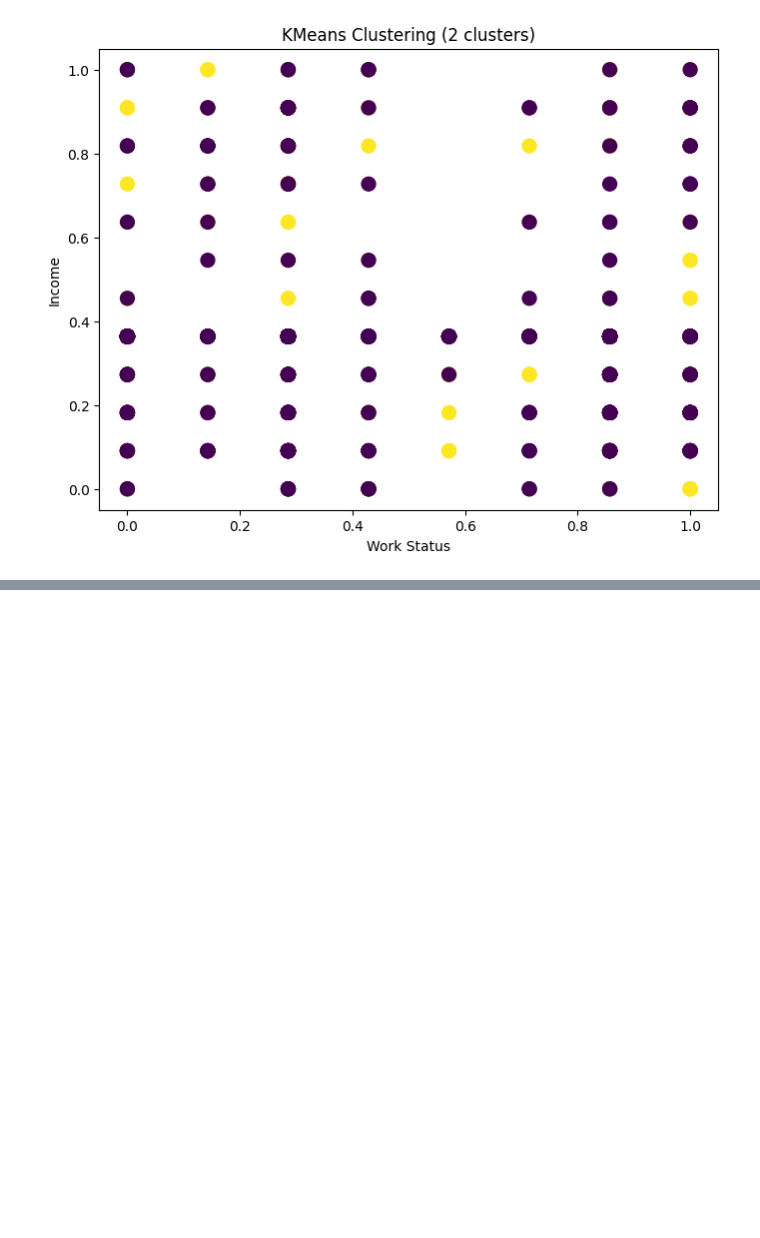
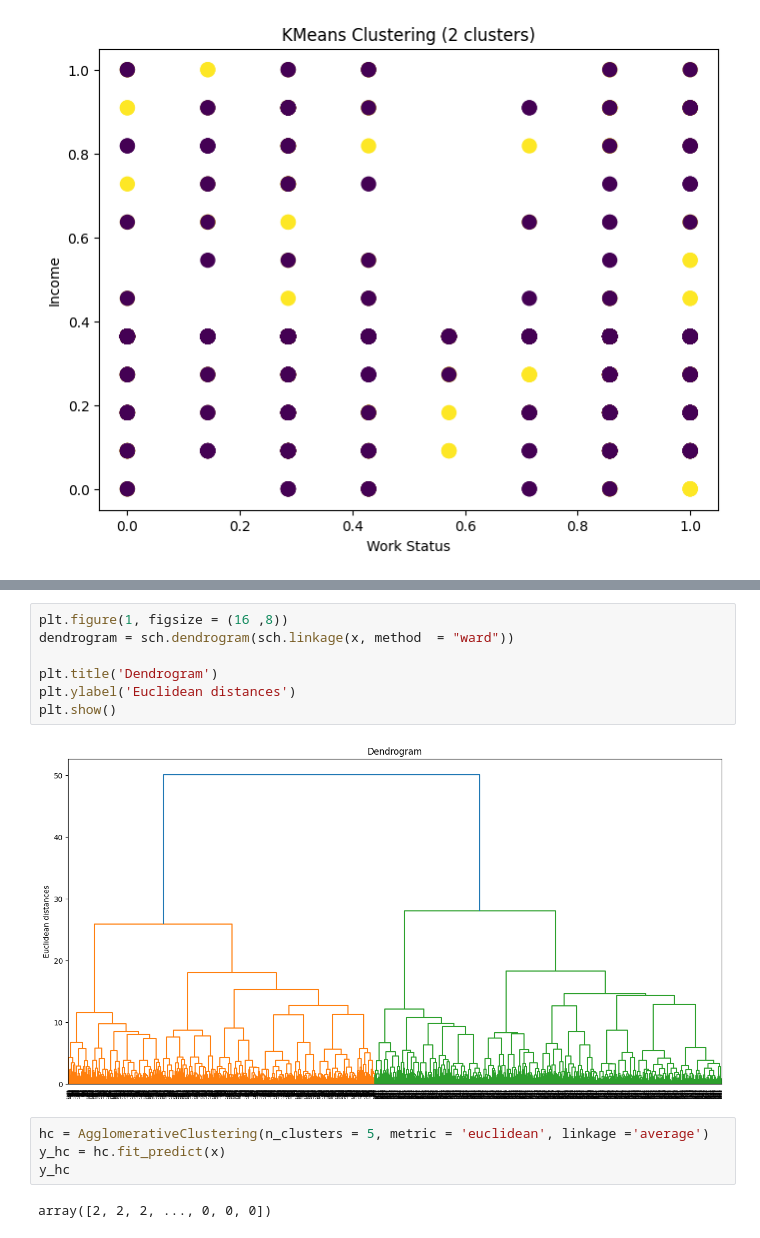
Before and after one commit to Vishal-257/EDA_DA, a Jupyter notebook: eda_da.ipynb, the cells around one changed output, grey strips where cells are left out. Cells and saved outputs as stored; diff of their text form; blank space fills up the shorter version.

```diff
--- a/eda_da.ipynb
+++ b/eda_da.ipynb
@@ -310,0 +367,15 @@ Text(0.5, 1.0, 'KMeans Clustering (2 clusters)')
+# %%
+plt.figure(1, figsize = (16 ,8))
+dendrogram = sch.dendrogram(sch.linkage(x, method  = "ward"))
+
+plt.title('Dendrogram')
+plt.ylabel('Euclidean distances')
+plt.show()
+# %% [output]
+[figure, added]
+# %%
+hc = AgglomerativeClustering(n_clusters = 5, metric = 'euclidean', linkage ='average')
+y_hc = hc.fit_predict(x)
+y_hc
+# %% [output]
+array([2, 2, 2, ..., 0, 0, 0])
```
Also changed, not shown: parts of 12 cells of this notebook.
